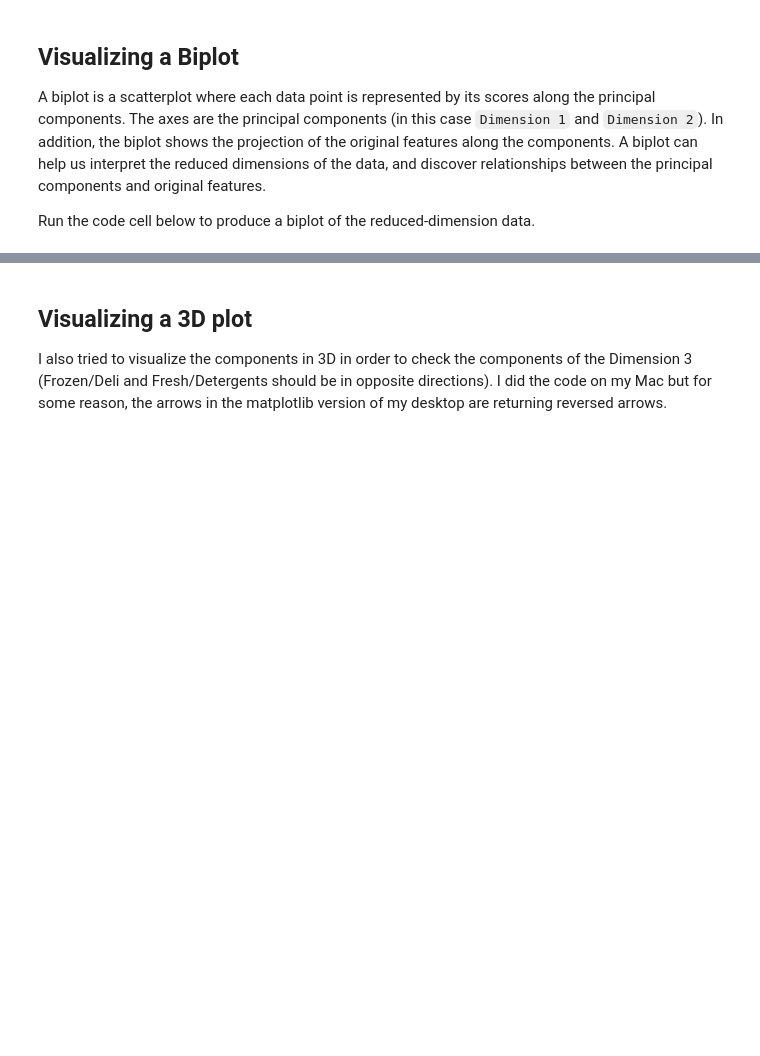
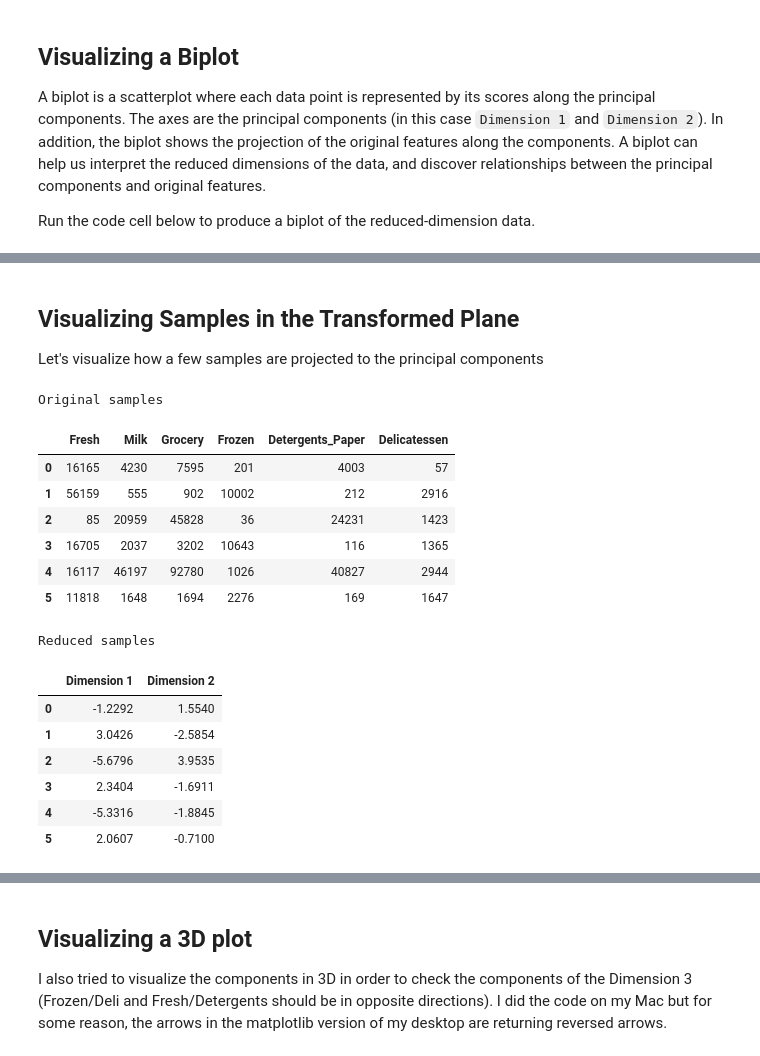
Before and after one commit to WittmannF/machine-learning-udacity, a Jupyter notebook: creating_customer_segments/customer_segments.ipynb, the cells around one changed output, grey strips where cells are left out. Saved outputs shown, nothing was run; the diff lists cells and outputs as text; code cells hidden in the pictures; blank space fills up the shorter version.

```diff
--- a/creating_customer_segments/customer_segments.ipynb
+++ b/creating_customer_segments/customer_segments.ipynb
@@ -450,0 +449,34 @@ vs.biplot(good_data, reduced_data, pca)
+# %% [markdown]
+## Visualizing Samples in the Transformed Plane
+Let's visualize how a few samples are projected to the principal components
+# %%
+# Indices to be visualized
+indices = [25, 39, 65, 70, 85, 110]
+
+# Create a new set of samples from these indices
+samples_ = pd.DataFrame(data.loc[indices], columns = data.keys()).reset_index(drop = True)
+print('Original samples')
+display(samples_)
+
+# Apply dimensionality reduction to these samples
+pca_samples_ = pca.transform(np.log(samples_))
+
+print('Reduced samples')
+display(pd.DataFrame(np.round(pca_samples_, 4), columns = ['Dimension 1', 'Dimension 2']))
+# %% [output]
+Original samples
+|  | Fresh | Milk | Grocery | Frozen | Detergents_Paper | Delicatessen |
+| 0 | 16165 | 4230 | 7595 | 201 | 4003 | 57 |
+| 1 | 56159 | 555 | 902 | 10002 | 212 | 2916 |
+| 2 | 85 | 20959 | 45828 | 36 | 24231 | 1423 |
+| 3 | 16705 | 2037 | 3202 | 10643 | 116 | 1365 |
+| 4 | 16117 | 46197 | 92780 | 1026 | 40827 | 2944 |
+| 5 | 11818 | 1648 | 1694 | 2276 | 169 | 1647 |
+Reduced samples
+|  | Dimension 1 | Dimension 2 |
+| 0 | -1.2292 | 1.5540 |
+| 1 | 3.0426 | -2.5854 |
+| 2 | -5.6796 | 3.9535 |
+| 3 | 2.3404 | -1.6911 |
+| 4 | -5.3316 | -1.8845 |
+| 5 | 2.0607 | -0.7100 |
```
Also changed, not shown: parts of 9 cells of this notebook.
